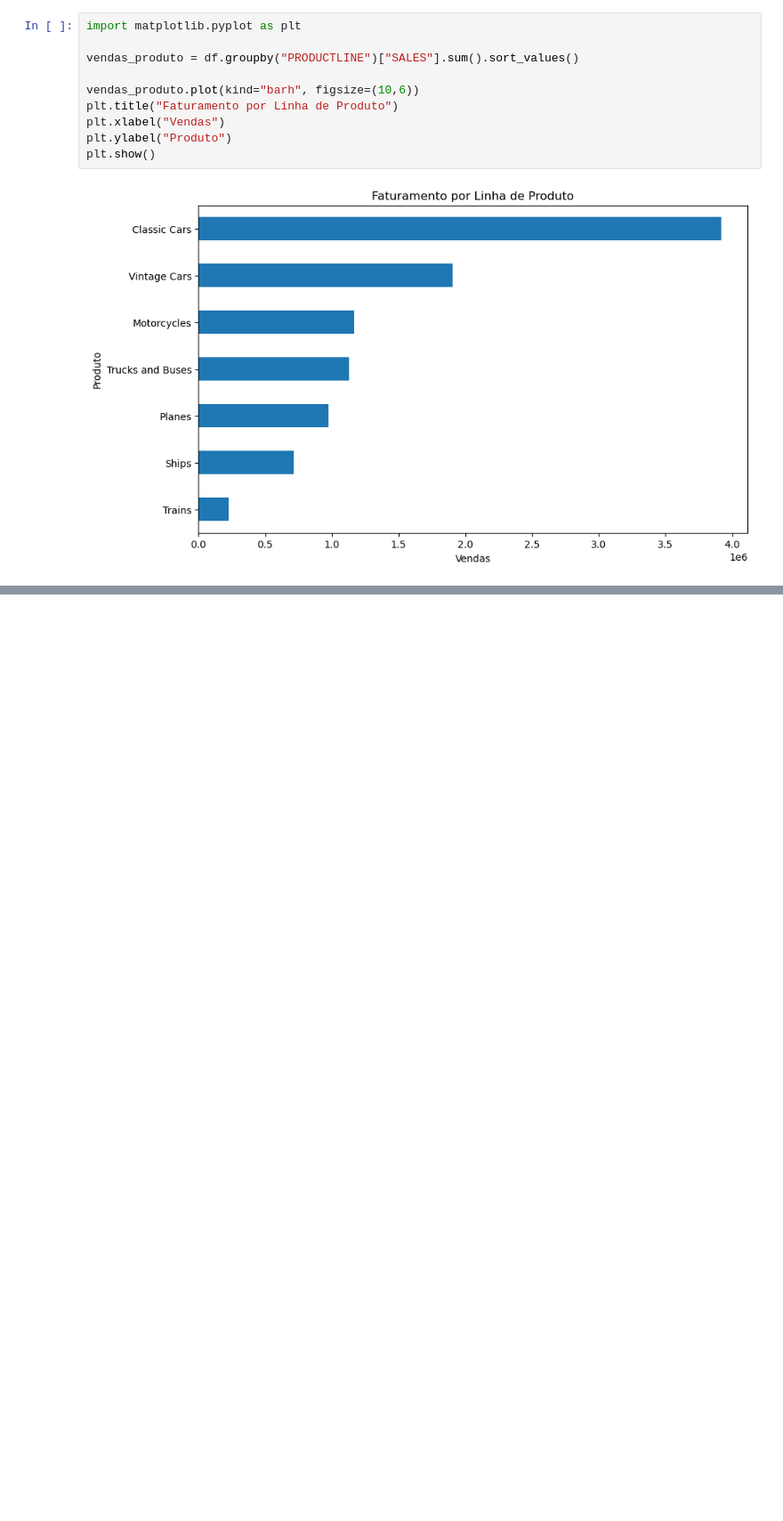
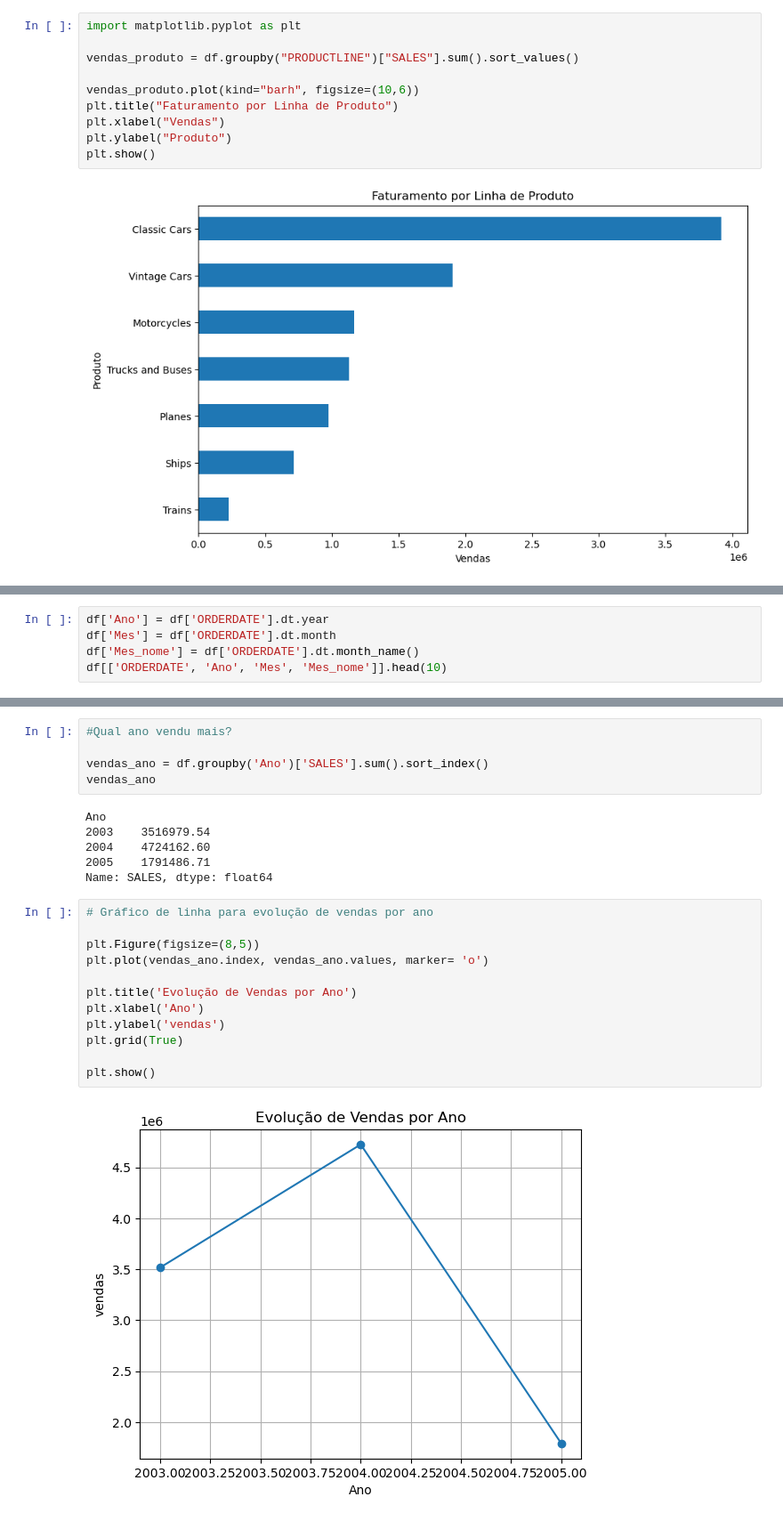
Before and after one commit to Jorge-print/data-portfolio-jorge, a Jupyter notebook: vendas/notebooks/analise_vendas.ipynb, the cells around one changed output, grey strips where cells are left out. Shown at 89% size. Drawn from its saved outputs; the diff is of its cells as text; blank space fills up the shorter version.

```diff
--- a/vendas/notebooks/analise_vendas.ipynb
+++ b/vendas/notebooks/analise_vendas.ipynb
@@ -134,0 +155,5 @@ plt.show()
+# %%
+df['Ano'] = df['ORDERDATE'].dt.year
+df['Mes'] = df['ORDERDATE'].dt.month
+df['Mes_nome'] = df['ORDERDATE'].dt.month_name()
+df[['ORDERDATE', 'Ano', 'Mes', 'Mes_nome']].head(10)
@@ -134,0 +172,25 @@ plt.show()
+# %%
+#Qual ano vendu mais?
+
+vendas_ano = df.groupby('Ano')['SALES'].sum().sort_index()
+vendas_ano
+# %% [output]
+Ano
+2003    3516979.54
+2004    4724162.60
+2005    1791486.71
+Name: SALES, dtype: float64
+# %%
+# Gráfico de linha para evolução de vendas por ano
+
+plt.Figure(figsize=(8,5))
+plt.plot(vendas_ano.index, vendas_ano.values, marker= 'o')
+
+plt.title('Evolução de Vendas por Ano')
+plt.xlabel('Ano')
+plt.ylabel('vendas')
+plt.grid(True)
+
+plt.show()
+# %% [output]
+[figure, added]
```
Also changed, not shown: parts of 4 cells of this notebook.
